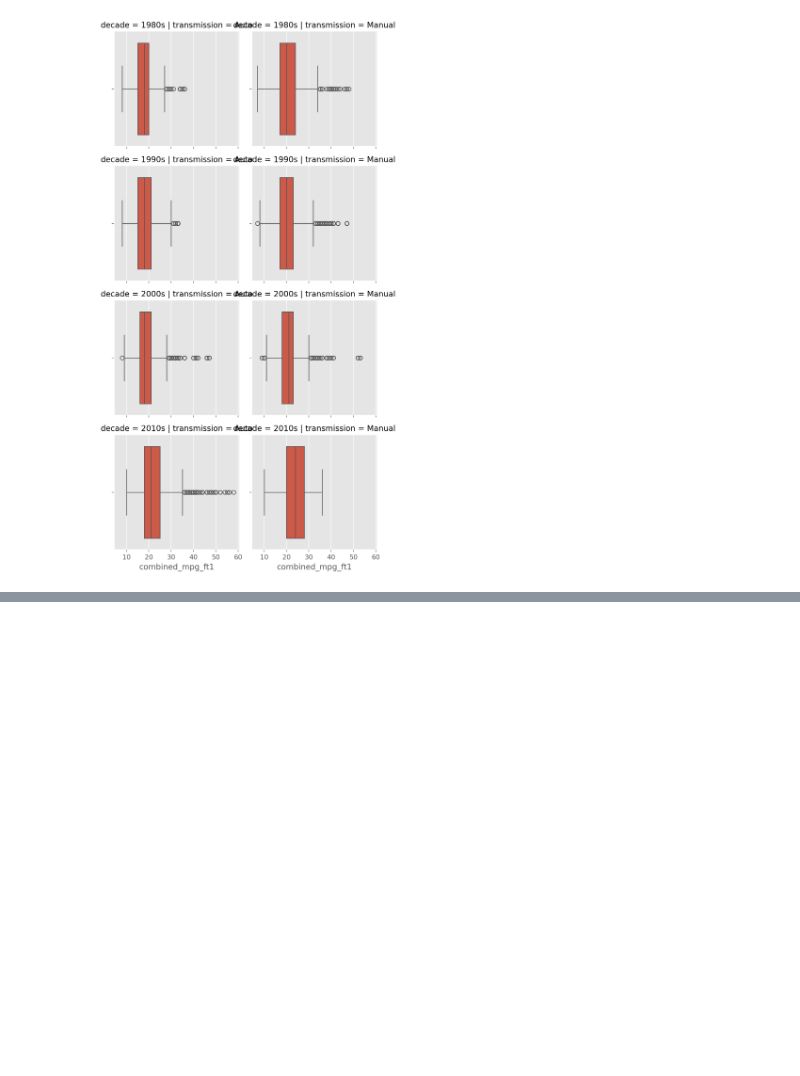
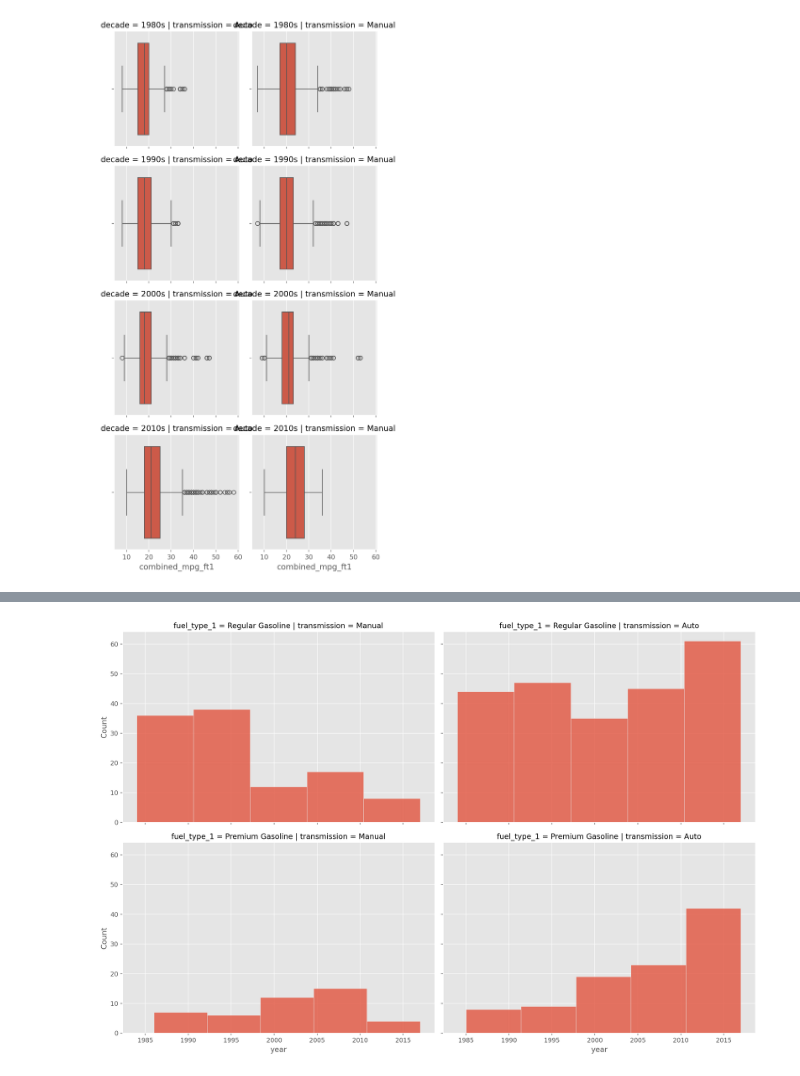
Before and after one commit to awol380/Machine-Learning-2410-Assignment, a Jupyter notebook: Phase_1.ipynb, the cells around one changed output, grey strips where cells are left out. Drawn from its saved outputs; the diff is of its cells as text; code cells hidden in the pictures; blank space fills up the shorter version.

```diff
--- a/Phase_1.ipynb
+++ b/Phase_1.ipynb
@@ -393,0 +504,18 @@ g.map_dataframe(sns.boxplot, x='combined_mpg_ft1')
+# %%
+import seaborn as sns
+import matplotlib.pyplot as plt
+
+# Assuming your dataset contains 'year', 'fuel_type_1', and 'transmission' columns
+
+# Filter data for only 'Regular Gasoline' and 'Premium Gasoline'
+rand_data= data.sample(n = 500)
+d = rand_data[rand_data['fuel_type_1'].isin(['Regular Gasoline', 'Premium Gasoline'])]
+
+# Create FacetGrid with hue
+g = sns.FacetGrid(d, col='transmission', row='fuel_type_1', aspect=1.5, height=5)
+g.map_dataframe(sns.histplot, x='year', bins=5)
+g.add_legend()
+
+plt.show()
+# %% [output]
+[figure, added]
```
Also changed, not shown: parts of 12 cells of this notebook.
